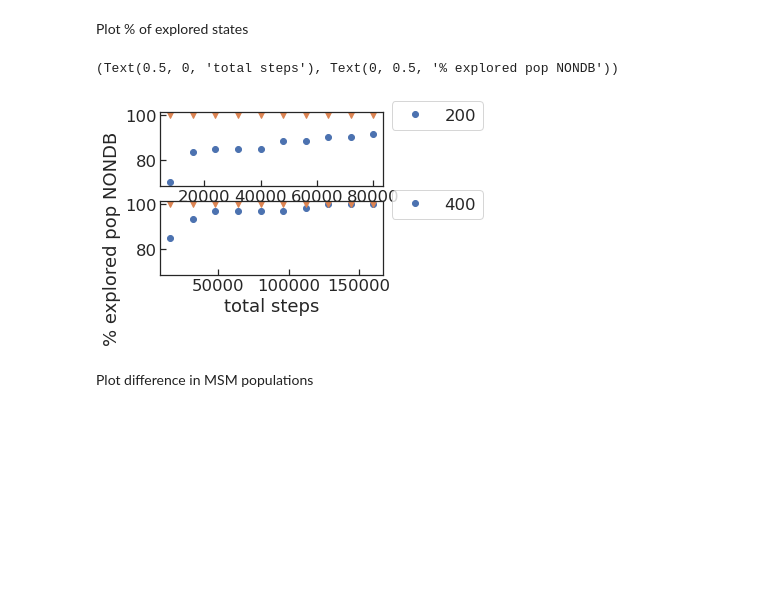
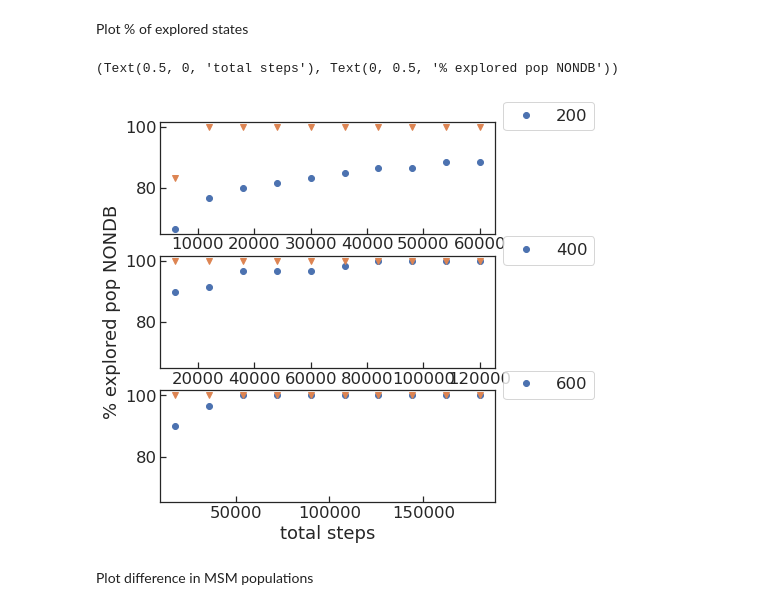
Before and after one commit to BioKT/AdaptiveMasterMSM, a Jupyter notebook: notebooks/villin.ipynb, the cells around one changed output. Saved outputs shown, nothing was run; the diff lists cells and outputs as text; code cells hidden in the pictures; blank space fills up the shorter version.

```diff
--- a/notebooks/villin.ipynb
+++ b/notebooks/villin.ipynb
@@ -454,7 +418,7 @@ lt
 # %%
 aux = {}
 mychis = []
-for nts in np.arange(200,500,200):
+for nts in np.arange(200,700,200):
     aux[nts] = []
     for i in range(10):
         test = adaptive_sampling()
@@ -498,11 +462,11 @@ def pseudo(MSMp, MSMq, tr):
             keep_states=MSMp.keep_states, count=mat, normalize=False)
     return trans
 # %%
-matent, mattim = np.zeros((n_epochs,len(np.arange(200,500,200))), float), np.zeros((n_epochs,len(np.arange(200,500,200))), float)
-matmpop, matpop = np.zeros((n_epochs,len(np.arange(200,500,200))), float), np.zeros((n_epochs,len(np.arange(200,500,200))), float)
+matent, mattim = np.zeros((n_epochs,len(np.arange(200,700,200))), float), np.zeros((n_epochs,len(np.arange(200,700,200))), float)
+matmpop, matpop = np.zeros((n_epochs,len(np.arange(200,700,200))), float), np.zeros((n_epochs,len(np.arange(200,700,200))), float)
 ent = []
 pop, mpop, tim = [], [], []
-for ints, nts in enumerate(np.arange(200,500,200)):
+for ints, nts in enumerate(np.arange(200,700,200)):
     epochs = []
     for i in range(n_epochs):
         epochs.append([row[i] for row in aux[nts]])
@@ -558,7 +522,7 @@ print(plottime)
 # Build fractions of PLAIN MD
 rmats = {}
 #ldata = np.unique(plottime)
-ldata = np.arange(200,500,200)
+ldata = np.arange(200,700,200)
 for plains in ldata:
     rmats[plains] = []
     for epo in range(n_epochs):
@@ -597,6 +561,6 @@ dict_keys([200, 400])
 # %%
 mdtim, mdmpop, mdexp = {}, {}, {}
-ldata = np.arange(200,500,200)
+ldata = np.arange(200,700,200)
 for plains in ldata:
     mdtim[plains], mdexp[plains], mdmpop[plains] = [], [], []
     for epo in range(n_epochs):
@@ -629,16 +593,16 @@ print(listnow)
 # %% [markdown]
 Plot % of explored states
 # %%
-fig, ax = plt.subplots(2,figsize=(4,3),sharey=True )
-for i in range(2):
+fig, ax = plt.subplots(3,figsize=(6,7),sharey=True )
+for i in range(3):
     ax[i].plot(plottime[i*n_epochs:i*n_epochs+n_epochs], \
                plotexp[i*n_epochs:i*n_epochs+n_epochs],'o',label=list(aux.keys())[i])
     ax[i].legend(bbox_to_anchor=(1., 1.25))
     ax[i].plot(plottime[i*n_epochs:i*n_epochs+n_epochs],mdexp[list(aux.keys())[i]],'v')
 ax[-1].set_xlabel('total steps'),ax[1].set_ylabel('% explored pop NONDB')
 # %% [output]
 (Text(0.5, 0, 'total steps'), Text(0, 0.5, '% explored pop NONDB'))
-[figure, old version]
+[figure, new version]
 # %% [markdown]
 Plot difference in MSM populations
 # %%
```
Also changed, not shown: parts of 12 cells of this notebook.
